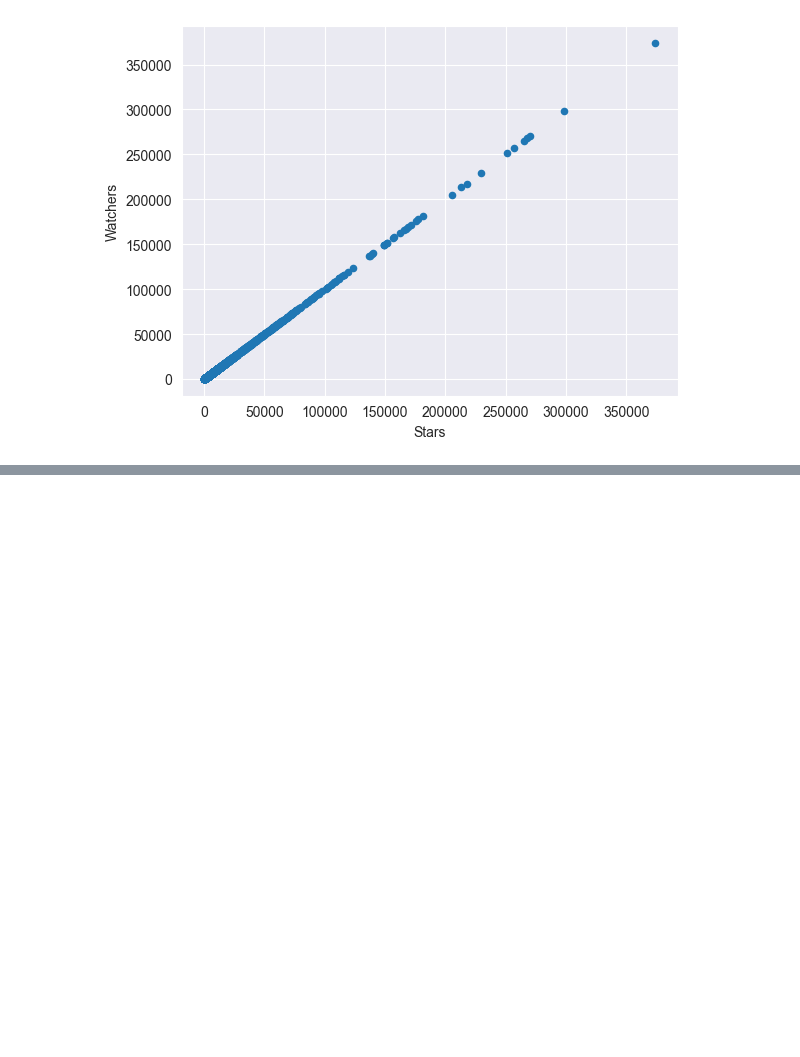
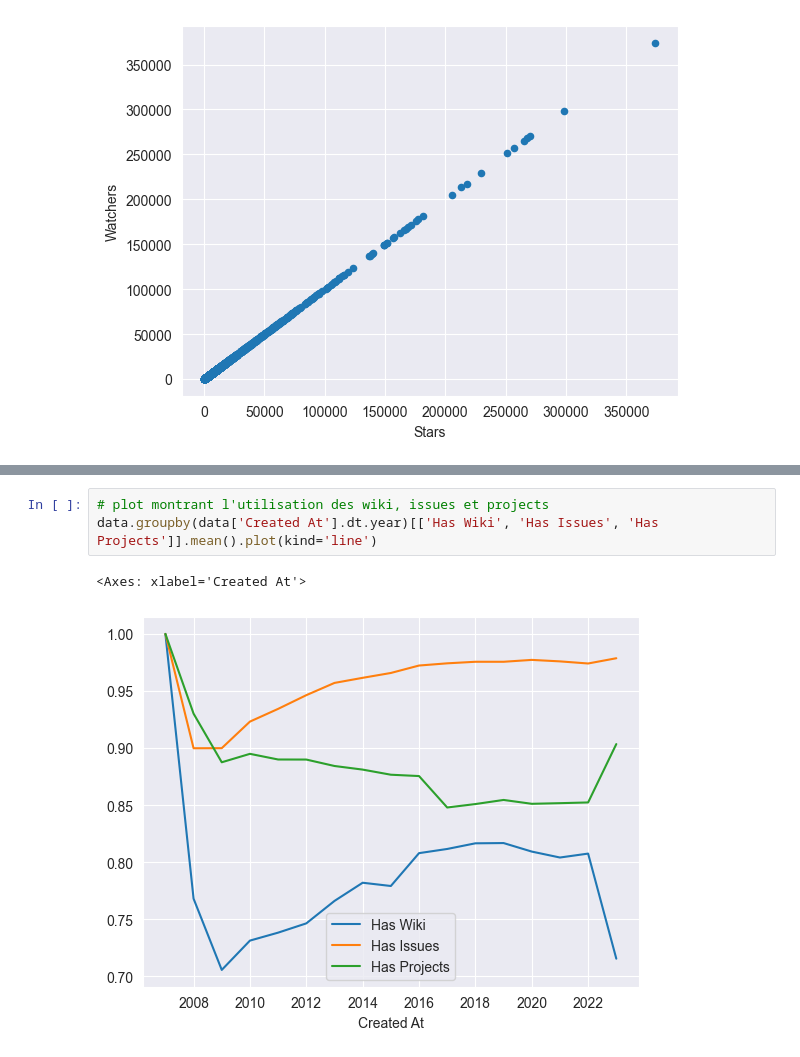
Before and after one commit to xhmyjae/stats-in-space, a Jupyter notebook: tests.ipynb, the cells around one changed output, grey strips where cells are left out. Drawn from its saved outputs; the diff is of its cells as text; blank space fills up the shorter version.

```diff
--- a/tests.ipynb
+++ b/tests.ipynb
@@ -105,0 +125,6 @@ data.plot(kind='scatter', x='Stars', y='Watchers')
+# %%
+# plot montrant l'utilisation des wiki, issues et projects
+data.groupby(data['Created At'].dt.year)[['Has Wiki', 'Has Issues', 'Has Projects']].mean().plot(kind='line')
+# %% [output]
+<Axes: xlabel='Created At'>
+[figure, added]
```
Also changed, not shown: parts of 3 cells of this notebook.
